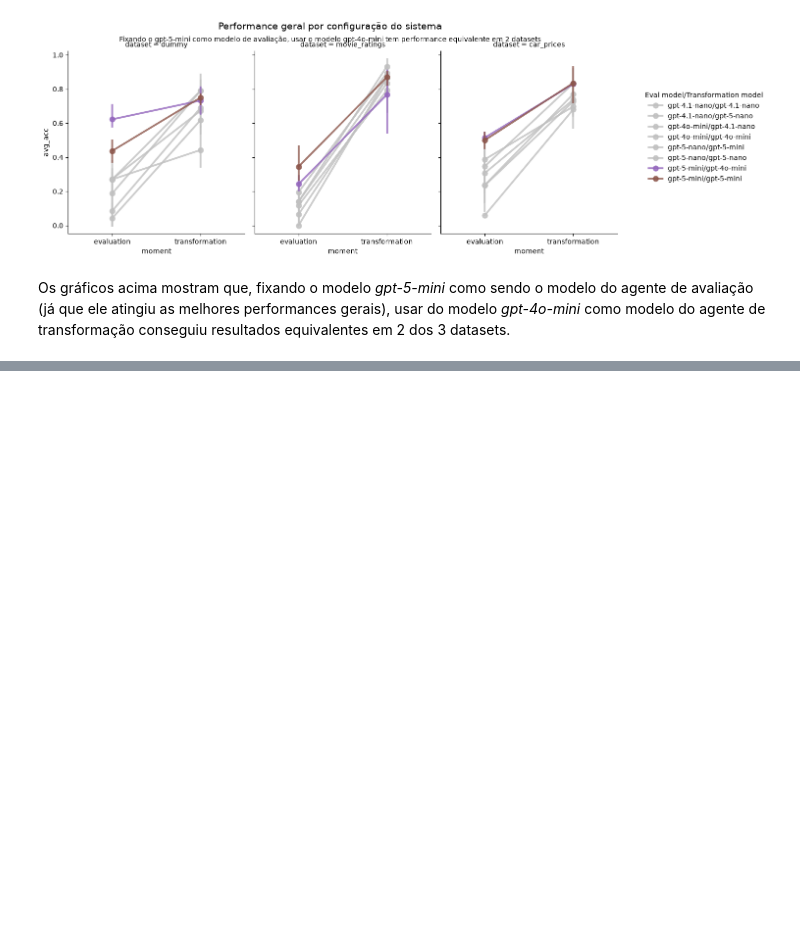
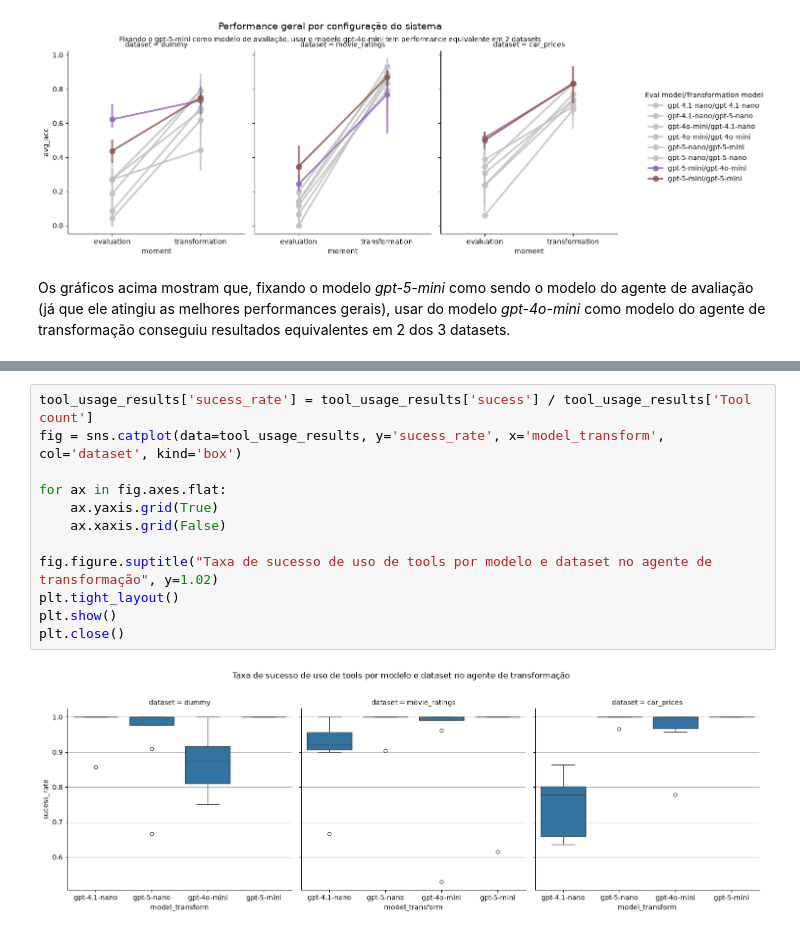
Before and after one commit to Pendulun/data-readiness-agent, a Jupyter notebook: notebooks/results-PT-BR.ipynb, the cells around one changed output, grey strips where cells are left out. Drawn from its saved outputs; the diff is of its cells as text; blank space fills up the shorter version.

```diff
--- a/notebooks/results-PT-BR.ipynb
+++ b/notebooks/results-PT-BR.ipynb
@@ -497,0 +582,14 @@ Levando em consideração o custo benefício total, pode-se concluir que a confi
+# %%
+tool_usage_results['sucess_rate'] = tool_usage_results['sucess'] / tool_usage_results['Tool count']
+fig = sns.catplot(data=tool_usage_results, y='sucess_rate', x='model_transform', col='dataset', kind='box')
+
+for ax in fig.axes.flat:
+    ax.yaxis.grid(True)
+    ax.xaxis.grid(False)
+
+fig.figure.suptitle("Taxa de sucesso de uso de tools por modelo e dataset no agente de transformação", y=1.02)
+plt.tight_layout()
+plt.show()
+plt.close()
+# %% [output]
+[figure, added]
```
Also changed, not shown: parts of 18 cells of this notebook.
